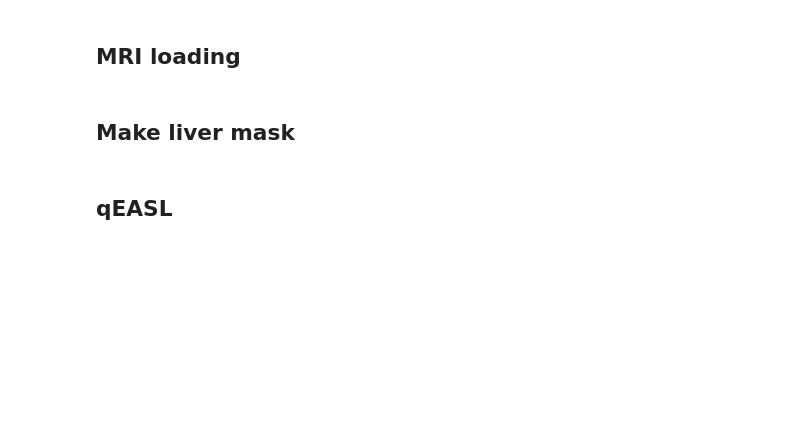
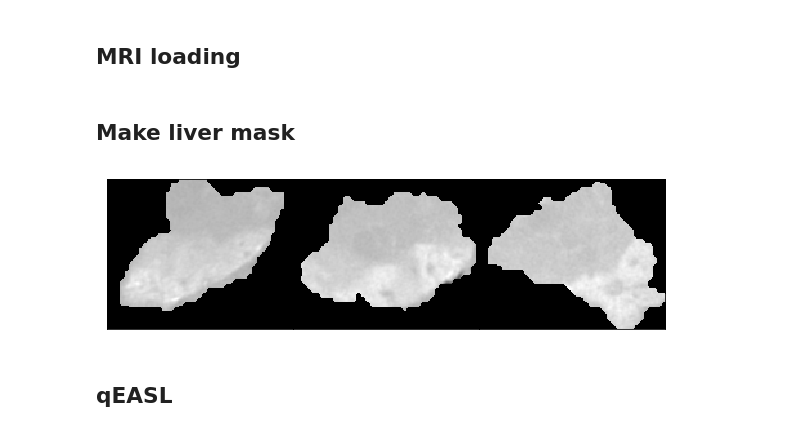
Before and after one commit to clintonjwang/lipiodol, a Jupyter notebook: data-retriever.ipynb, the cells around one changed output. Drawn from its saved outputs; the diff is of its cells as text; code cells hidden in the pictures; blank space fills up the shorter version.

```diff
--- a/data-retriever.ipynb
+++ b/data-retriever.ipynb
@@ -149,21 +149,31 @@ if len(paths)==1:
 # %% [markdown]
 ## Make liver mask
 # %%
-patient_id = "BM-03"
+patient_id = "BM-05"
 importlib.reload(lm)
 paths = lm.get_paths(patient_id, target_dir, check_valid=False)
 
 mask_dir, nii_dir, ct24_path, ct24_tumor_mask_path, ct24_liver_mask_path, \
 mribl_art_path, mribl_pre_path, \
 mribl_tumor_mask_path, mribl_liver_mask_path, \
 mribl_enh_mask_path, mribl_nec_mask_path, \
 mri30d_art_path, mri30d_pre_path, \
 mri30d_tumor_mask_path, mri30d_liver_mask_path, \
 mri30d_enh_mask_path, mri30d_nec_mask_path, \
 ball_ct24_path, ball_mribl_path, ball_mri30d_path, \
 ball_mask_path, ball_mribl_enh_mask_path, ball_mri30d_enh_mask_path, \
 midlip_mask_path, ball_midlip_mask_path, \
 highlip_mask_path, ball_highlip_mask_path = paths
+
+mask_path = ct24_tumor_mask_path
+tumor_vols = masks.get_mask_disjoint_vols(mask_path)
+if len(tumor_vols) > 1:# and tumor_vols[0] < 10*tumor_vols[1]:
+    for fn in glob.glob(mask_path+"*"):
+        shutil.copy(fn, join(dirname(fn),"ZZbackup"+basename(fn)))
+    masks.restrict_mask_to_largest(mask_path, img_path=ct24_path)
+masks.draw_mask(ct24_tumor_mask_path, ct24_path)
+# %% [output]
+[figure, added]
 # %%
 model = keras.models.load_model(join(Config().model_dir, "mri_liver.hdf5"))
 # %%
```
Also changed, not shown: parts of 66 cells of this notebook, 4 other files.
